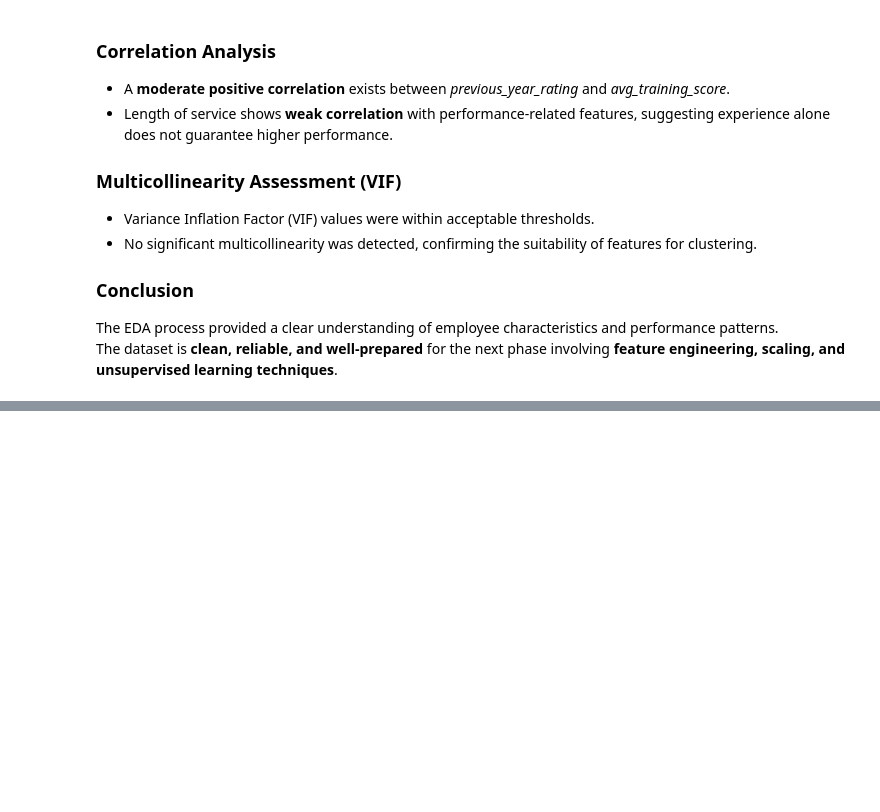
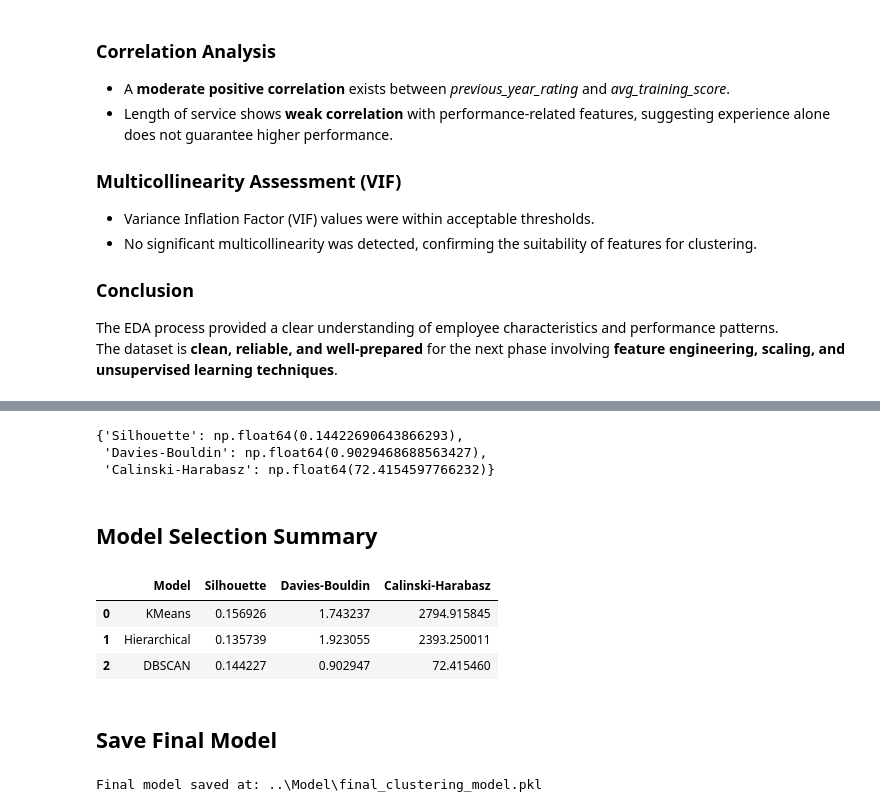
Before and after one commit to Melissiasamir/Employee-Segmentation-Clustering, a Jupyter notebook: Notebooks/notebook.ipynb, the cells around one changed output, grey strips where cells are left out. Saved outputs shown, nothing was run; the diff lists cells and outputs as text; code cells hidden in the pictures; blank space fills up the shorter version.

```diff
--- a/Notebooks/notebook.ipynb
+++ b/Notebooks/notebook.ipynb
@@ -412,0 +568,54 @@ The dataset is **clean, reliable, and well-prepared** for the next phase involvi
+# %%
+from sklearn.cluster import DBSCAN
+
+dbscan = DBSCAN(eps=0.5, min_samples=5)
+dbscan_labels = dbscan.fit_predict(X_pca)
+
+# remove noise for evaluation
+mask = dbscan_labels != -1
+
+dbscan_scores = evaluate_clustering(X_pca[mask], dbscan_labels[mask])
+dbscan_scores
+# %% [output]
+{'Silhouette': np.float64(0.14422690643866293),
+ 'Davies-Bouldin': np.float64(0.9029468688563427),
+ 'Calinski-Harabasz': np.float64(72.4154597766232)}
+# %% [markdown]
+## Model Selection Summary
+# %%
+results = pd.DataFrame([
+    {"Model": "KMeans", **kmeans_scores},
+    {"Model": "Hierarchical", **agg_scores},
+    {"Model": "DBSCAN", **dbscan_scores}
+])
+
+results
+# %% [output]
+|  | Model | Silhouette | Davies-Bouldin | Calinski-Harabasz |
+| 0 | KMeans | 0.156926 | 1.743237 | 2794.915845 |
+| 1 | Hierarchical | 0.135739 | 1.923055 | 2393.250011 |
+| 2 | DBSCAN | 0.144227 | 0.902947 | 72.415460 |
+# %% [markdown]
+## Save Final Model
+# %%
+import os
+import joblib
+from sklearn.pipeline import Pipeline
+
+# go up one directory from Notebooks/
+MODEL_DIR = os.path.join("..", "Model")
+
+os.makedirs(MODEL_DIR, exist_ok=True)
+
+model_path = os.path.join(MODEL_DIR, "final_clustering_model.pkl")
+
+final_pipeline = Pipeline(steps=[
+    ("preprocessing", preprocessor),
+    ("pca", pca),
+    ("clustering", kmeans_final)
+])
+
+joblib.dump(final_pipeline, model_path)
+print(f"Final model saved at: {model_path}")
+# %% [output]
+Final model saved at: ..\Model\final_clustering_model.pkl
```
Also changed, not shown: parts of 18 cells of this notebook.
